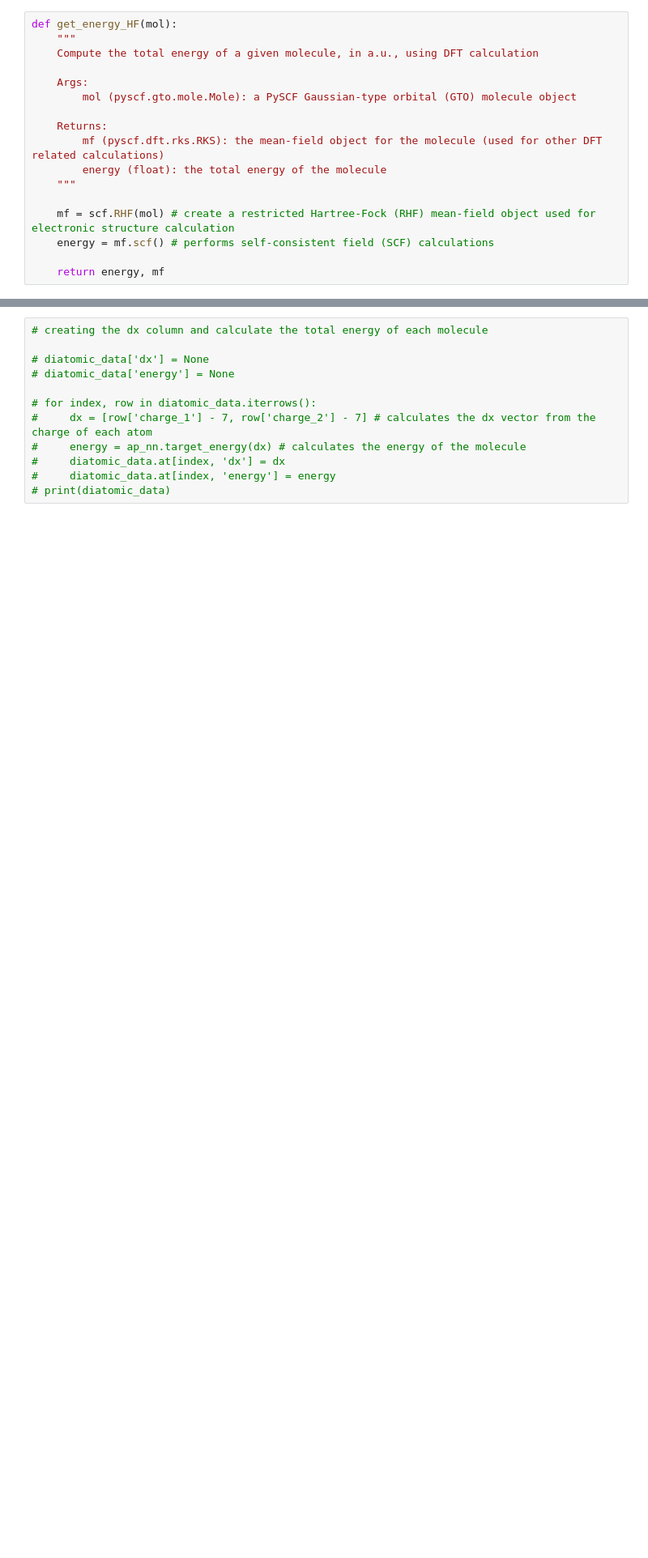
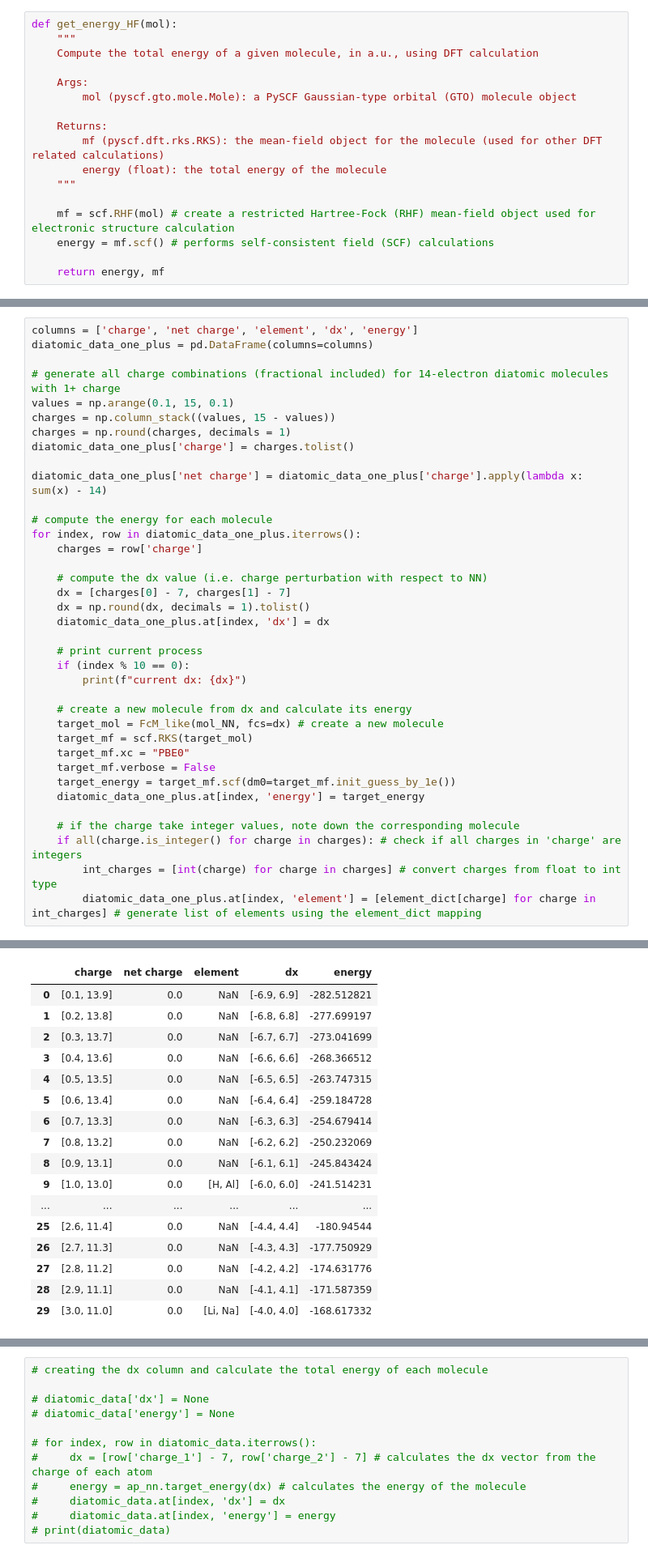
Before and after one commit to GabrielWu2004/Alchemical_Normal_Modes, a Jupyter notebook: ML_with_ANM/ML_code/ML_Diatomic.ipynb, the cells around one changed output, grey strips where cells are left out. Shown at 81% size. Cells and saved outputs as stored; diff of their text form; blank space fills up the shorter version.

```diff
--- a/ML_with_ANM/ML_code/ML_Diatomic.ipynb
+++ b/ML_with_ANM/ML_code/ML_Diatomic.ipynb
@@ -106,0 +318,38 @@ print(Q_inv)
+# %%
+columns = ['charge', 'net charge', 'element', 'dx', 'energy']
+diatomic_data_one_plus = pd.DataFrame(columns=columns)
+
+# generate all charge combinations (fractional included) for 14-electron diatomic molecules with 1+ charge
+values = np.arange(0.1, 15, 0.1)
+charges = np.column_stack((values, 15 - values))
+charges = np.round(charges, decimals = 1)
+diatomic_data_one_plus['charge'] = charges.tolist()
+
+diatomic_data_one_plus['net charge'] = diatomic_data_one_plus['charge'].apply(lambda x: sum(x) - 14)
+
+# compute the energy for each molecule
+for index, row in diatomic_data_one_plus.iterrows():
+    charges = row['charge']
+
+    # compute the dx value (i.e. charge perturbation with respect to NN)
+    dx = [charges[0] - 7, charges[1] - 7]
+    dx = np.round(dx, decimals = 1).tolist()
+    diatomic_data_one_plus.at[index, 'dx'] = dx
+
+    # print current process
+    if (index % 10 == 0):
+        print(f"current dx: {dx}")
+
+    # create a new molecule from dx and calculate its energy
+    target_mol = FcM_like(mol_NN, fcs=dx) # create a new molecule
+    target_mf = scf.RKS(target_mol)
+    target_mf.xc = "PBE0"
+    target_mf.verbose = False
+    target_energy = target_mf.scf(dm0=target_mf.init_guess_by_1e())
+    diatomic_data_one_plus.at[index, 'energy'] = target_energy
+
+    # if the charge take integer values, note down the corresponding molecule
+    if all(charge.is_integer() for charge in charges): # check if all charges in 'charge' are integers
+        int_charges = [int(charge) for charge in charges] # convert charges from float to int type
+        diatomic_data_one_plus.at[index, 'element'] = [element_dict[charge] for charge in int_charges] # generate list of elements using the element_dict mapping
+# %% [output]
@@ -106,0 +371,17 @@ print(Q_inv)
+|  | charge | net charge | element | dx | energy |
+| 0 | [0.1, 13.9] | 0.0 | NaN | [-6.9, 6.9] | -282.512821 |
+| 1 | [0.2, 13.8] | 0.0 | NaN | [-6.8, 6.8] | -277.699197 |
+| 2 | [0.3, 13.7] | 0.0 | NaN | [-6.7, 6.7] | -273.041699 |
+| 3 | [0.4, 13.6] | 0.0 | NaN | [-6.6, 6.6] | -268.366512 |
+| 4 | [0.5, 13.5] | 0.0 | NaN | [-6.5, 6.5] | -263.747315 |
+| 5 | [0.6, 13.4] | 0.0 | NaN | [-6.4, 6.4] | -259.184728 |
+| 6 | [0.7, 13.3] | 0.0 | NaN | [-6.3, 6.3] | -254.679414 |
+| 7 | [0.8, 13.2] | 0.0 | NaN | [-6.2, 6.2] | -250.232069 |
+| 8 | [0.9, 13.1] | 0.0 | NaN | [-6.1, 6.1] | -245.843424 |
+| 9 | [1.0, 13.0] | 0.0 | [H, Al] | [-6.0, 6.0] | -241.514231 |
+| ... | ... | ... | ... | ... | ... |
+| 25 | [2.6, 11.4] | 0.0 | NaN | [-4.4, 4.4] | -180.94544 |
+| 26 | [2.7, 11.3] | 0.0 | NaN | [-4.3, 4.3] | -177.750929 |
+| 27 | [2.8, 11.2] | 0.0 | NaN | [-4.2, 4.2] | -174.631776 |
+| 28 | [2.9, 11.1] | 0.0 | NaN | [-4.1, 4.1] | -171.587359 |
+| 29 | [3.0, 11.0] | 0.0 | [Li, Na] | [-4.0, 4.0] | -168.617332 |
```
Also changed, not shown: parts of 33 cells of this notebook, 3 other files.
